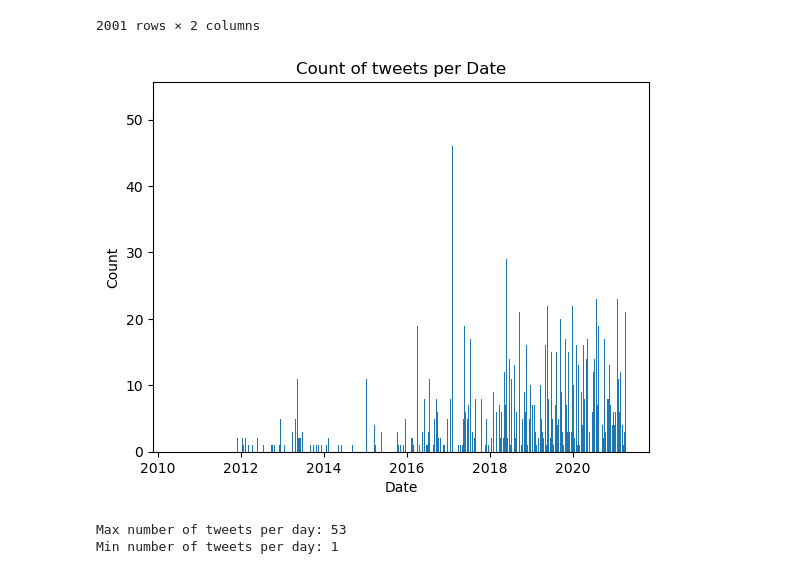
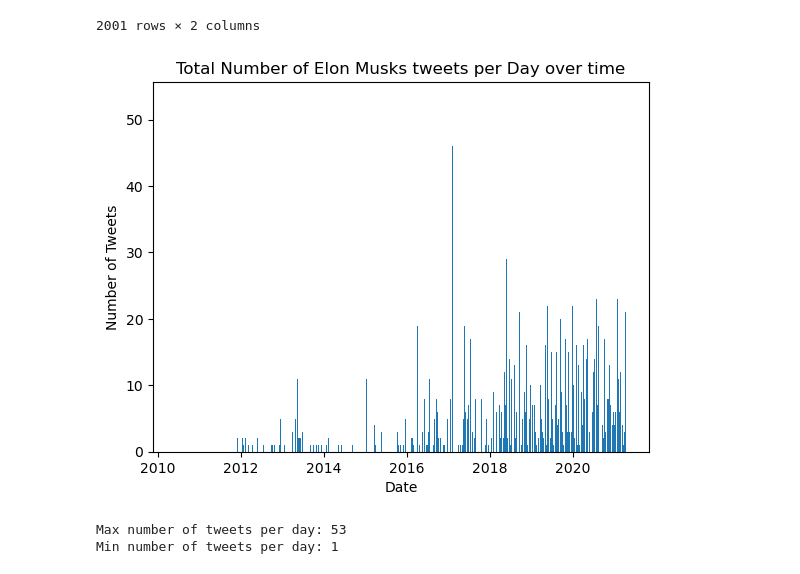
Before and after one commit to taaaraaa/tsla-price-prediction, a Jupyter notebook: tweets_eda.ipynb, the cells around one changed output. Cells and saved outputs as stored; diff of their text form; code cells hidden in the pictures.

```diff
--- a/tweets_eda.ipynb
+++ b/tweets_eda.ipynb
@@ -627,15 +627,15 @@ tweets.groupby('Date').size().reset_index(name='count')
 # %%
 # group by date and get the count of values per date
 tweets_counts = tweets.groupby('Date').size().reset_index(name='count')
 
 # plot bar chart
 plt.bar(tweets_counts['Date'],tweets_counts['count'])
 plt.xlabel('Date')
-plt.ylabel('Count')
-plt.title('Count of tweets per Date')
+plt.ylabel('Number of Tweets')
+plt.title('Total Number of Elon Musks tweets per Day over time')
 plt.show()
 # %% [output]
-[figure, old version]
+[figure, new version]
 # %%
 print('Max number of tweets per day:',tweets_counts['count'].max(),'\nMin number of tweets per day:',tweets_counts['count'].min())
 # %% [output]
```
Also changed, not shown: parts of 3 cells of this notebook, 15 other files.
